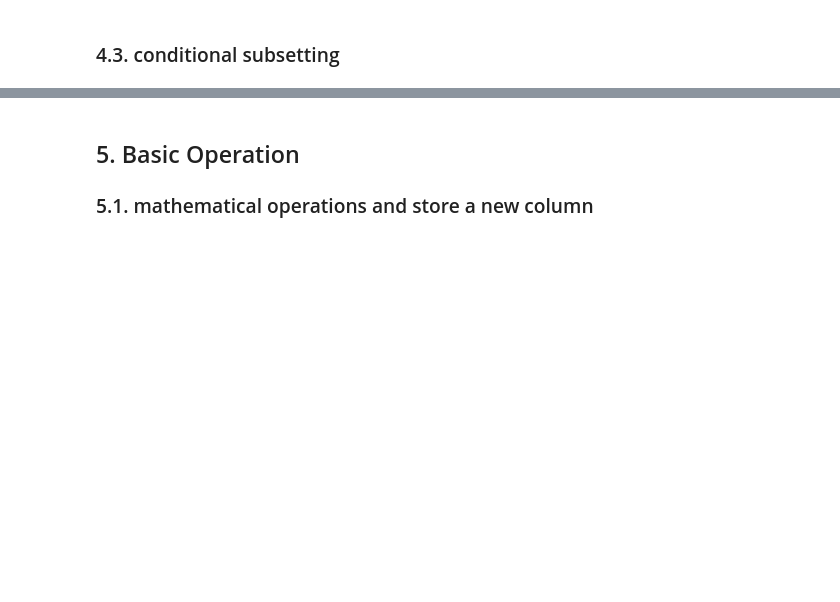
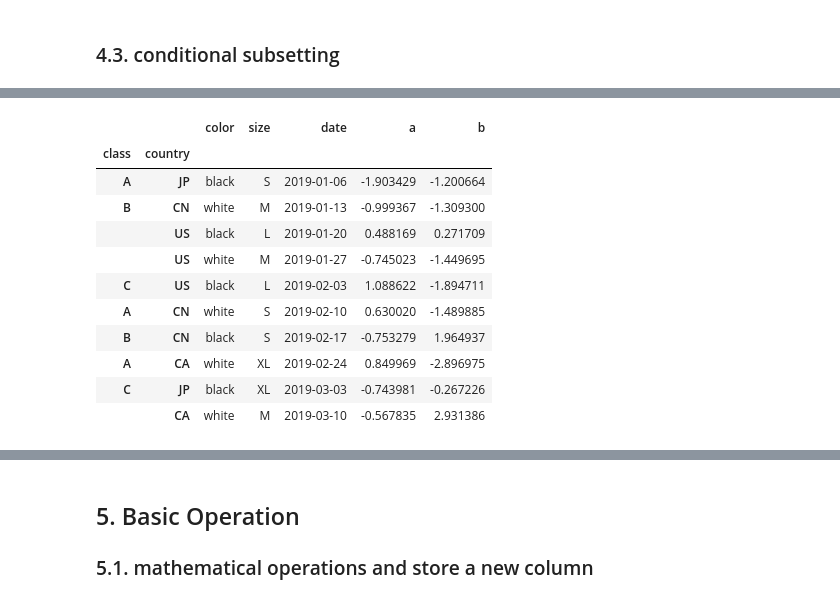
Before and after one commit to Jay4869/Data-Science, a Jupyter notebook: Python/2. Pandas - Basic.ipynb, the cells around one changed output, grey strips where cells are left out. Drawn from its saved outputs; the diff is of its cells as text; code cells hidden in the pictures; blank space fills up the shorter version.

```diff
--- a/Python/2. Pandas - Basic.ipynb
+++ b/Python/2. Pandas - Basic.ipynb
@@ -397,3 +427,18 @@ df[df.a > 0]
+# %%
+df[df.color.isin(['white', 'black'])]
+# %% [output]
+|  |  | color | size | date | a | b |
+| class | country |  |  |  |  |  |
+| A | JP | black | S | 2019-01-06 | -1.903429 | -1.200664 |
+| B | CN | white | M | 2019-01-13 | -0.999367 | -1.309300 |
+|  | US | black | L | 2019-01-20 | 0.488169 | 0.271709 |
+|  | US | white | M | 2019-01-27 | -0.745023 | -1.449695 |
+| C | US | black | L | 2019-02-03 | 1.088622 | -1.894711 |
+| A | CN | white | S | 2019-02-10 | 0.630020 | -1.489885 |
+| B | CN | black | S | 2019-02-17 | -0.753279 | 1.964937 |
+| A | CA | white | XL | 2019-02-24 | 0.849969 | -2.896975 |
+| C | JP | black | XL | 2019-03-03 | -0.743981 | -0.267226 |
+|  | CA | white | M | 2019-03-10 | -0.567835 | 2.931386 |
 # %%
 df.loc[(df.color == 'white') & (df['size'] == 'M'), ['a', 'b']]
 # %% [output]
```
Also changed, not shown: parts of 47 cells of this notebook.
